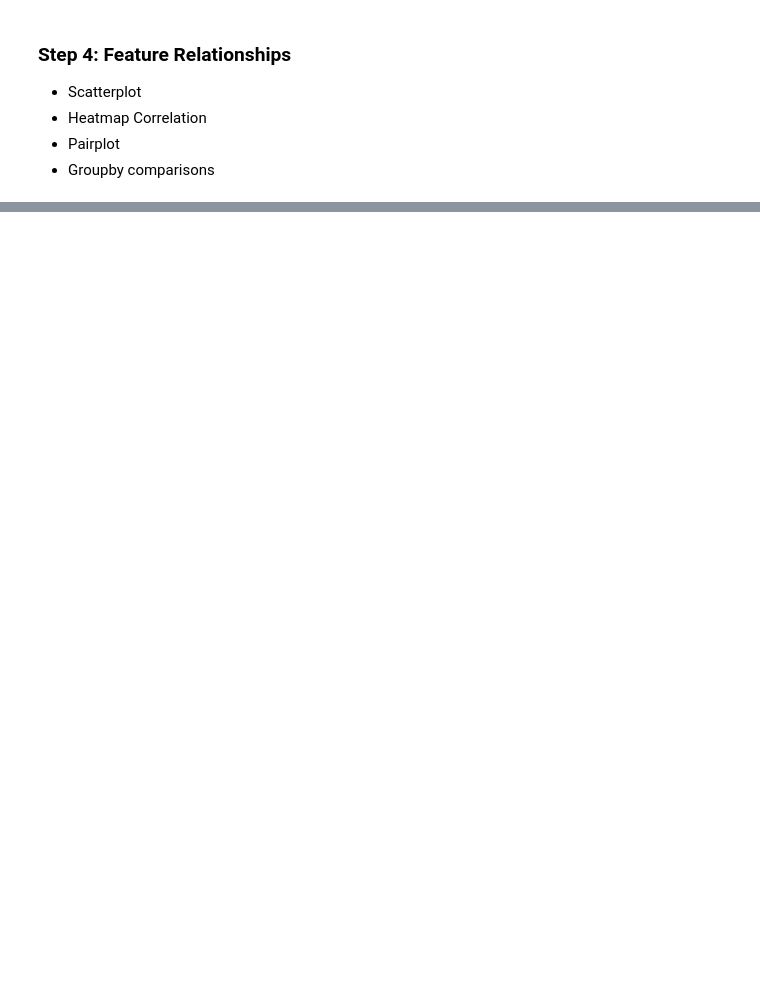
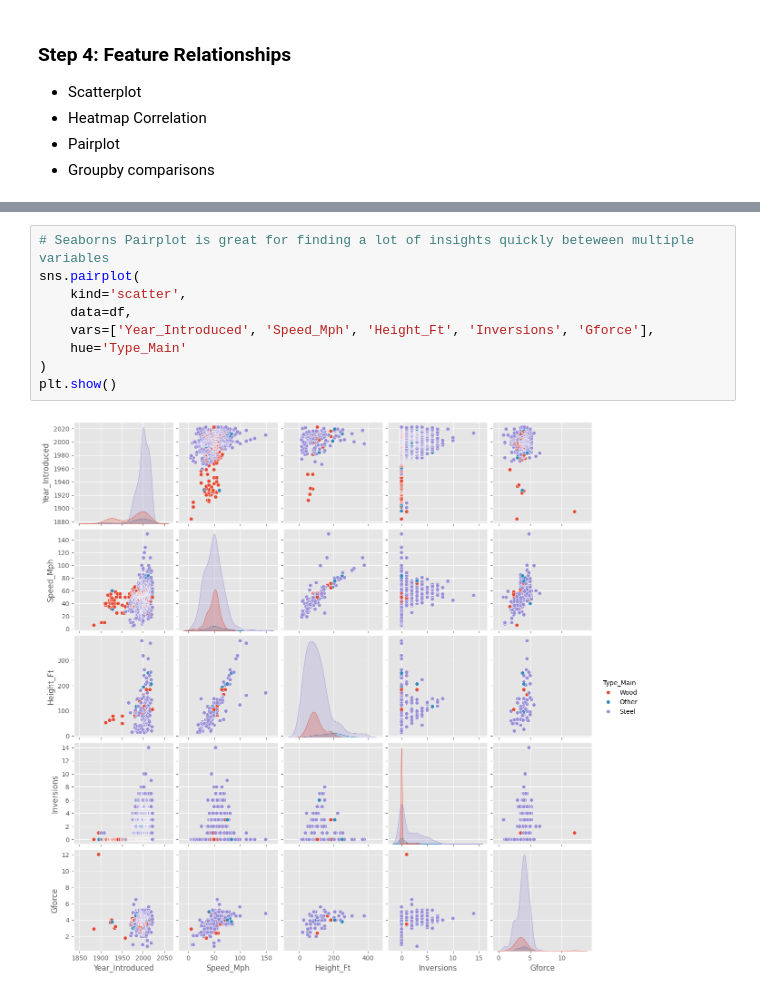
Before and after one commit to MaxVasthav/Exploratory-Data-Analysis-with-Python-Pandas-2023, a Jupyter notebook: exploratory-data-analysis-with-python-pandas-2023.ipynb, the cells around one changed output, grey strips where cells are left out. Saved outputs shown, nothing was run; the diff lists cells and outputs as text; blank space fills up the shorter version.

```diff
--- a/exploratory-data-analysis-with-python-pandas-2023.ipynb
+++ b/exploratory-data-analysis-with-python-pandas-2023.ipynb
@@ -485,0 +499,11 @@ ModuleNotFoundError: No module named 'scipy'
+# %%
+# Seaborns Pairplot is great for finding a lot of insights quickly beteween multiple variables
+sns.pairplot(
+    kind='scatter',
+    data=df,
+    vars=['Year_Introduced', 'Speed_Mph', 'Height_Ft', 'Inversions', 'Gforce'],
+    hue='Type_Main'
+)
+plt.show()
+# %% [output]
+[figure, added]
```
Also changed, not shown: parts of 11 cells of this notebook.
